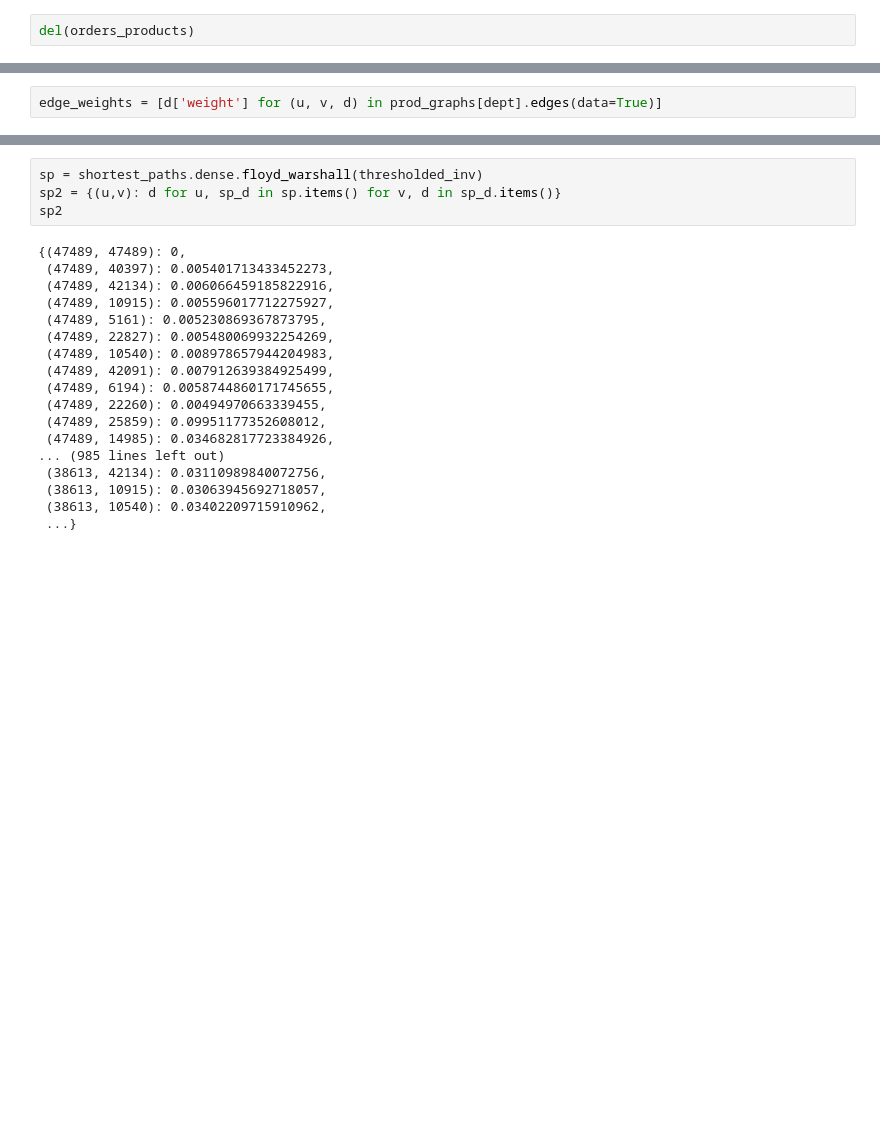
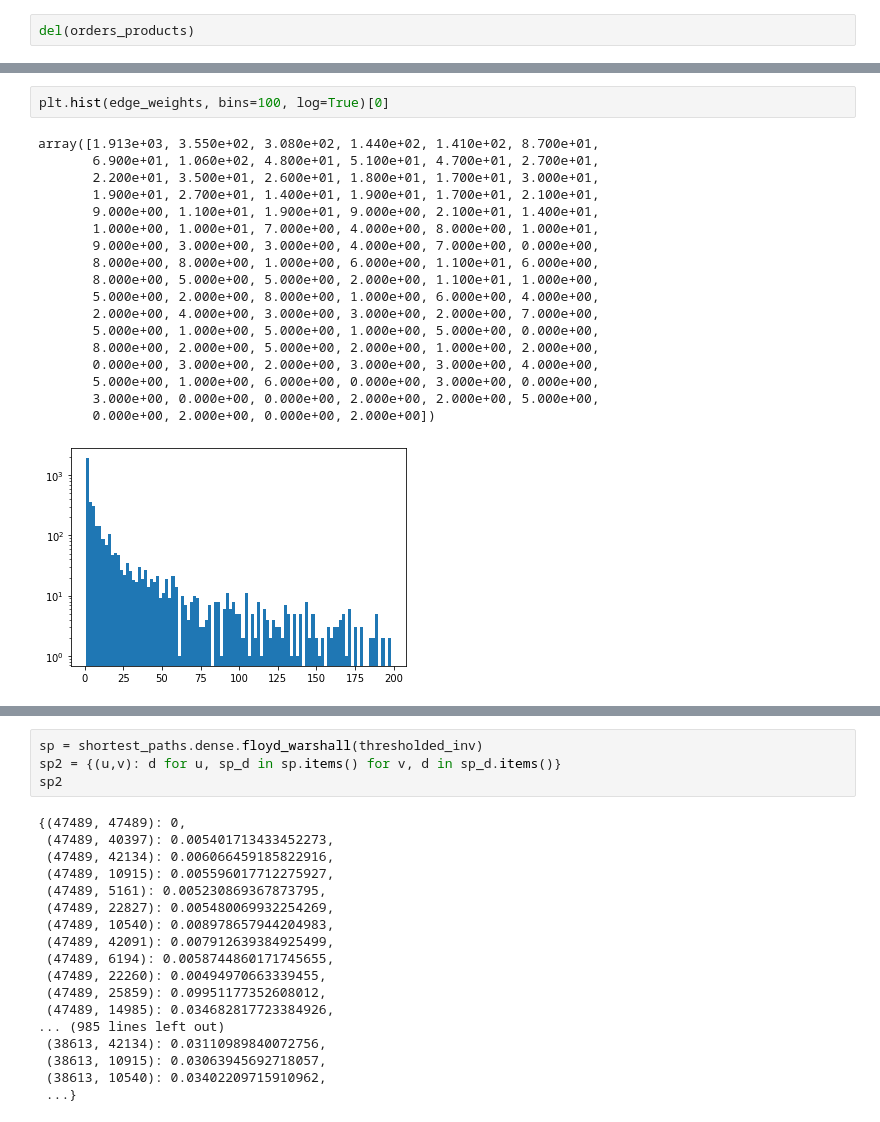
Before and after one commit to auriane81/epfl-ada-ada-2019-project-adax, a Jupyter notebook: project_Ariane_graph.ipynb, the cells around one changed output, grey strips where cells are left out. Drawn from its saved outputs; the diff is of its cells as text; blank space fills up the shorter version.

```diff
--- a/project_Ariane_graph.ipynb
+++ b/project_Ariane_graph.ipynb
@@ -435,2 +222,0 @@ for (u,v,w) in edges:
-# %%
-edge_weights = [d['weight'] for (u, v, d) in prod_graphs[dept].edges(data=True)]
@@ -532,0 +415,21 @@ shortest_paths.generic.average_shortest_path_length(thresholded_inv, weight='wei
+# %%
+plt.hist(edge_weights, bins=100, log=True)[0]
+# %% [output]
+array([1.913e+03, 3.550e+02, 3.080e+02, 1.440e+02, 1.410e+02, 8.700e+01,
+       6.900e+01, 1.060e+02, 4.800e+01, 5.100e+01, 4.700e+01, 2.700e+01,
+       2.200e+01, 3.500e+01, 2.600e+01, 1.800e+01, 1.700e+01, 3.000e+01,
+       1.900e+01, 2.700e+01, 1.400e+01, 1.900e+01, 1.700e+01, 2.100e+01,
+       9.000e+00, 1.100e+01, 1.900e+01, 9.000e+00, 2.100e+01, 1.400e+01,
+       1.000e+00, 1.000e+01, 7.000e+00, 4.000e+00, 8.000e+00, 1.000e+01,
+       9.000e+00, 3.000e+00, 3.000e+00, 4.000e+00, 7.000e+00, 0.000e+00,
+       8.000e+00, 8.000e+00, 1.000e+00, 6.000e+00, 1.100e+01, 6.000e+00,
+       8.000e+00, 5.000e+00, 5.000e+00, 2.000e+00, 1.100e+01, 1.000e+00,
+       5.000e+00, 2.000e+00, 8.000e+00, 1.000e+00, 6.000e+00, 4.000e+00,
+       2.000e+00, 4.000e+00, 3.000e+00, 3.000e+00, 2.000e+00, 7.000e+00,
+       5.000e+00, 1.000e+00, 5.000e+00, 1.000e+00, 5.000e+00, 0.000e+00,
+       8.000e+00, 2.000e+00, 5.000e+00, 2.000e+00, 1.000e+00, 2.000e+00,
+       0.000e+00, 3.000e+00, 2.000e+00, 3.000e+00, 3.000e+00, 4.000e+00,
+       5.000e+00, 1.000e+00, 6.000e+00, 0.000e+00, 3.000e+00, 0.000e+00,
+       3.000e+00, 0.000e+00, 0.000e+00, 2.000e+00, 2.000e+00, 5.000e+00,
+       0.000e+00, 2.000e+00, 0.000e+00, 2.000e+00])
+[figure, added]
```
Also changed, not shown: parts of 166 cells of this notebook.
